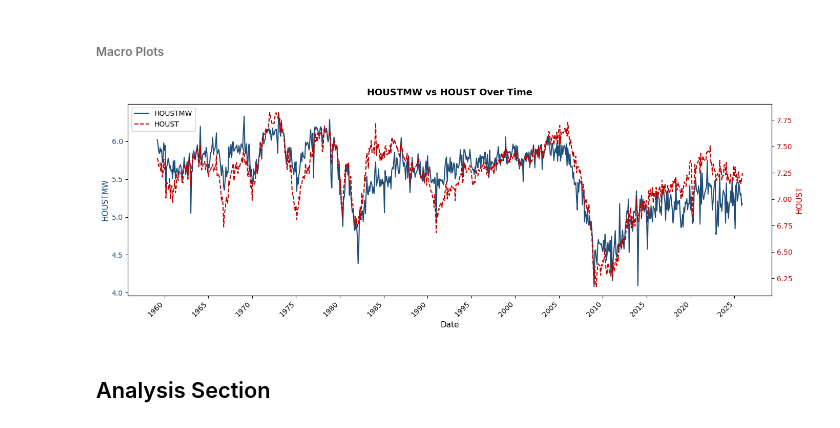
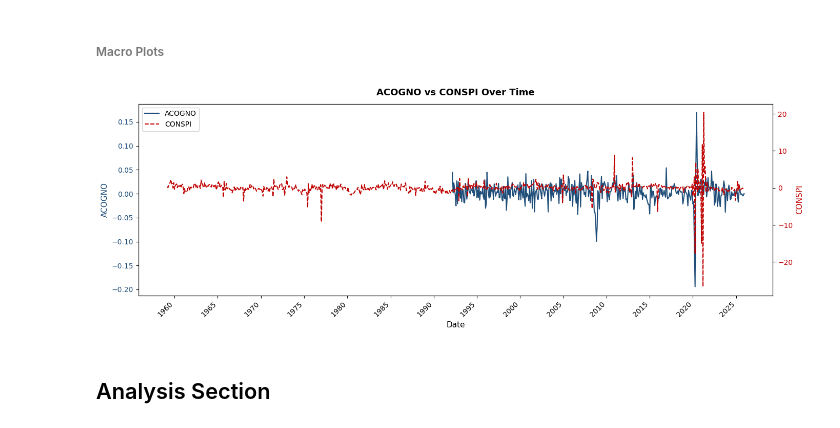
Before and after one commit to andre-bu-gitdev/O2_AI_for_Leaders_dx699, a Jupyter notebook: Milestone_4/M4 Functions.ipynb, the cells around one changed output. Drawn from its saved outputs; the diff is of its cells as text; code cells hidden in the pictures.

```diff
--- a/Milestone_4/M4 Functions.ipynb
+++ b/Milestone_4/M4 Functions.ipynb
@@ -1078,35 +1078,35 @@ def plot_fredmd_dual(df, var1, var2, date_col="sasdate", figsize=(14, 5)):
     color1 = "#1F4E79"
     ax1.plot(df[date_col], df[var1], color=color1, linewidth=1.5, label=var1)
     ax1.set_ylabel(var1, color=color1, fontsize=11)
     ax1.tick_params(axis="y", labelcolor=color1)
     ax1.set_xlabel("Date", fontsize=11)
 
     # --- Right axis: var2 ---
     ax2 = ax1.twinx()
     color2 = "#C00000"
     ax2.plot(df[date_col], df[var2], color=color2, linewidth=1.5, linestyle="--", label=var2)
     ax2.set_ylabel(var2, color=color2, fontsize=11)
     ax2.tick_params(axis="y", labelcolor=color2)
 
     # --- Formatting ---
     ax1.xaxis.set_major_locator(mdates.YearLocator(5))
     ax1.xaxis.set_major_formatter(mdates.DateFormatter("%Y"))
     plt.setp(ax1.xaxis.get_majorticklabels(), rotation=45, ha="right")
 
     lines1, labels1 = ax1.get_legend_handles_labels()
     lines2, labels2 = ax2.get_legend_handles_labels()
     ax1.legend(lines1 + lines2, labels1 + labels2, loc="upper left", fontsize=10)
 
     plt.title(f"{var1} vs {var2} Over Time", fontsize=13, fontweight="bold", pad=12)
     fig.tight_layout()
     plt.savefig("fredmd_dual_plot.png", dpi=150, bbox_inches="tight")
     plt.show()
 
 
 # --- Example usage ---
-plot_fredmd_dual(macro_fred_df, var1="HOUSTMW", var2="HOUST")
+plot_fredmd_dual(macro_fred_df, var1="ACOGNO", var2="CONSPI")
 # %% [output]
-[figure, old version]
+[figure, new version]
 # %% [markdown]
 ## Analysis Section
 # %%
```
Also changed, not shown: parts of 14 cells of this notebook, 2 other files.
